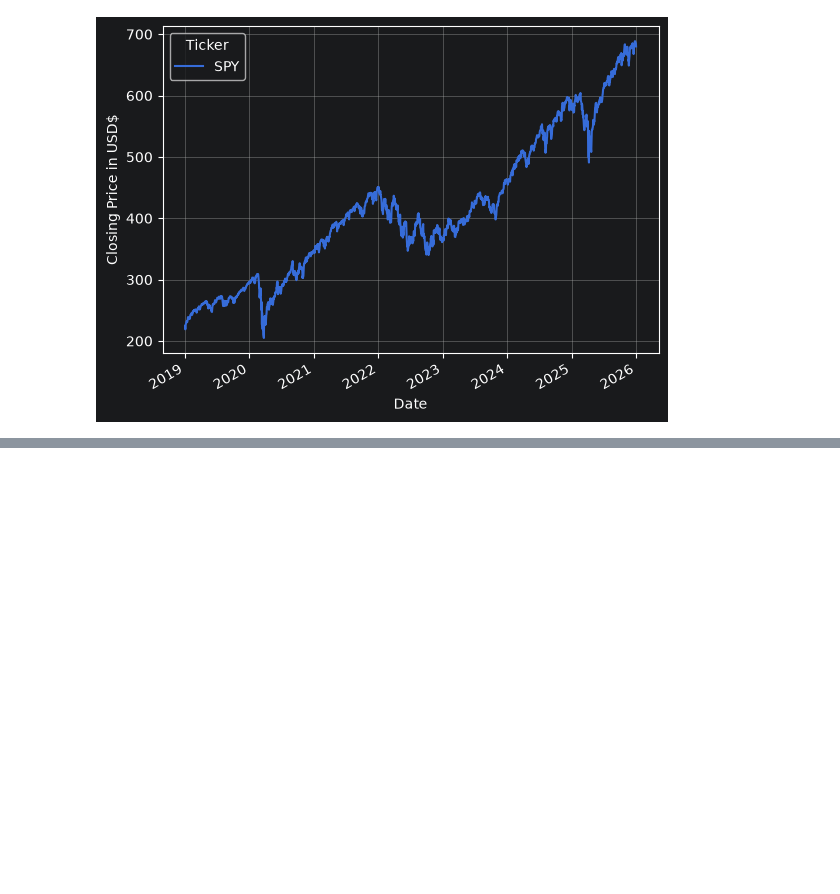
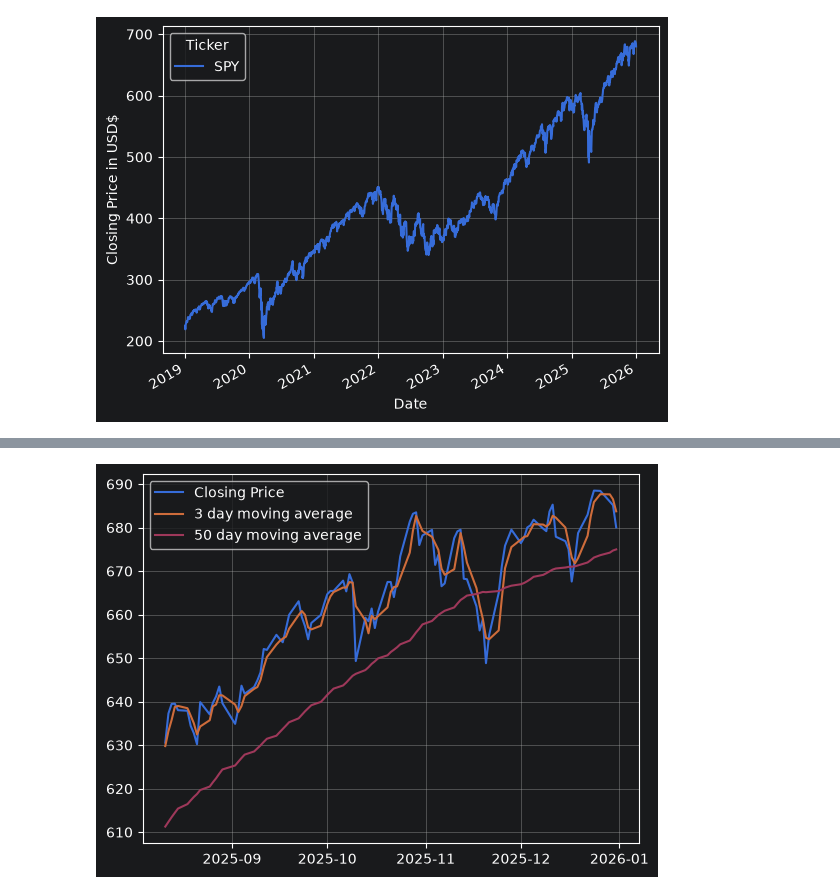
Before and after one commit to Jeffrey-Adjei/Technical-Indicator-Research, a Jupyter notebook: movingaverage.ipynb, the cells around one changed output, grey strips where cells are left out. Saved outputs shown, nothing was run; the diff lists cells and outputs as text; code cells hidden in the pictures; blank space fills up the shorter version.

```diff
--- a/movingaverage.ipynb
+++ b/movingaverage.ipynb
@@ -105,0 +127,14 @@ df.iloc[-100:-1, [0]].rolling(window=3).mean()
+# %%
+#plot the both the 3 day and 50 day moving average for the last 100 days of close price data
+def moving_average_plots(df):
+    df = df.iloc[-100:, :]
+    plt.plot(df['Close'], label="Closing Price")
+    plt.plot(df["3MA"],label="3 day moving average")
+    plt.plot(df["50MA"], label="50 day moving average")
+    plt.grid(True)
+    plt.legend(loc=2)
+    plt.show()
+# %%
+moving_average_plots(df)
+# %% [output]
+[figure, added]
```
Also changed, not shown: parts of 10 cells of this notebook.
